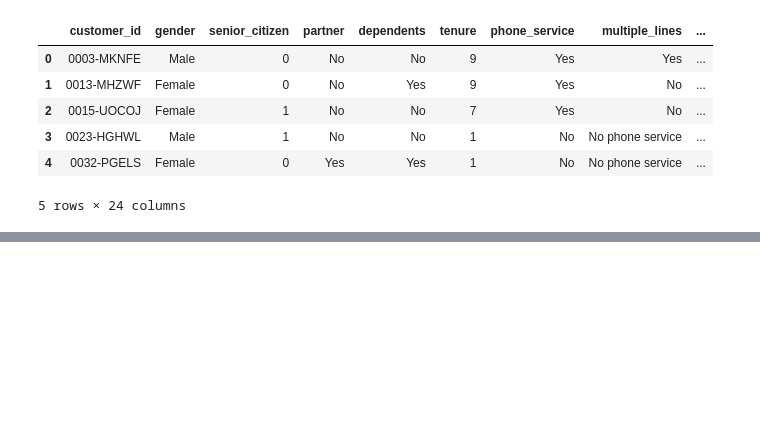
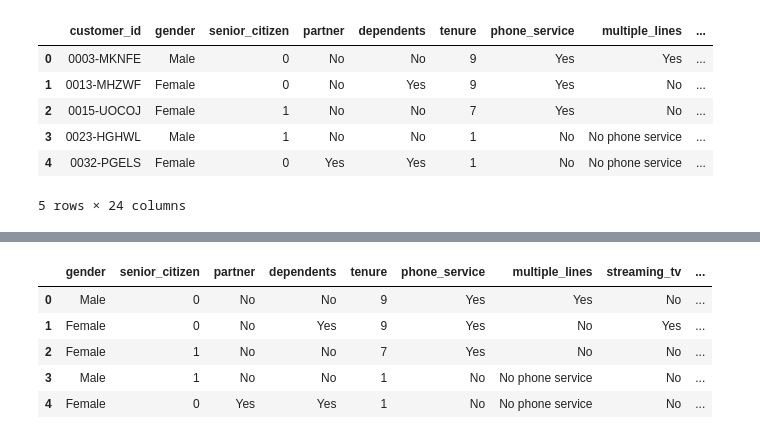
Before and after one commit to matt-c-knight/telco_project, a Jupyter notebook: practice_prep.ipynb, the cells around one changed output, grey strips where cells are left out. Drawn from its saved outputs; the diff is of its cells as text; code cells hidden in the pictures; blank space fills up the shorter version.

```diff
--- a/practice_prep.ipynb
+++ b/practice_prep.ipynb
@@ -37,0 +70,9 @@ df.head()
+# %%
+telco.head()
+# %% [output]
+|  | gender | senior_citizen | partner | dependents | tenure | phone_service | multiple_lines | streaming_tv | ... |
+| 0 | Male | 0 | No | No | 9 | Yes | Yes | No | ... |
+| 1 | Female | 0 | No | Yes | 9 | Yes | No | Yes | ... |
+| 2 | Female | 1 | No | No | 7 | Yes | No | No | ... |
+| 3 | Male | 1 | No | No | 1 | No | No phone service | No | ... |
+| 4 | Female | 0 | Yes | Yes | 1 | No | No phone service | No | ... |
```
Also changed, not shown: parts of 28 cells of this notebook.
